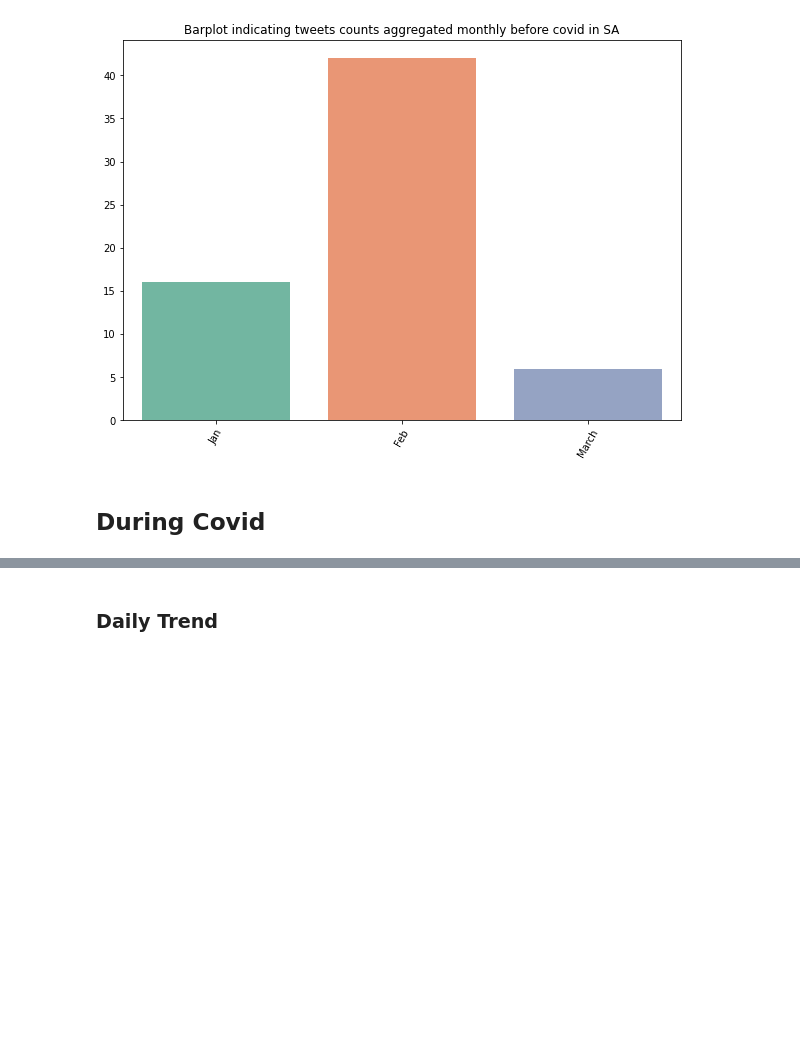
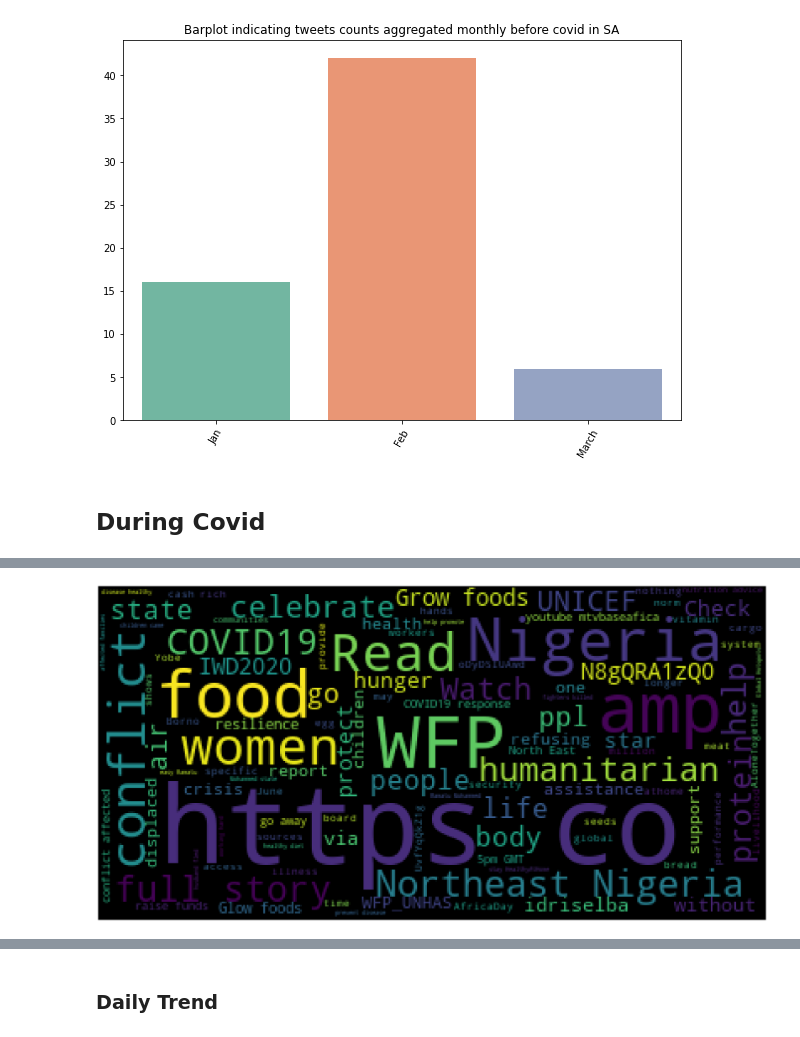
Before and after one commit to gtechzilla/twitter_food_quality, a Jupyter notebook: 1.0_data_exploration.ipynb, the cells around one changed output, grey strips where cells are left out. Saved outputs shown, nothing was run; the diff lists cells and outputs as text; code cells hidden in the pictures; blank space fills up the shorter version.

```diff
--- a/1.0_data_exploration.ipynb
+++ b/1.0_data_exploration.ipynb
@@ -158,0 +151,4 @@ sa_trend = season(during_covid_SA)
+# %%
+plot_cloud(during_covid_Nigeria['text'])
+# %% [output]
+[figure, added]
```
Also changed, not shown: parts of 15 cells of this notebook.
